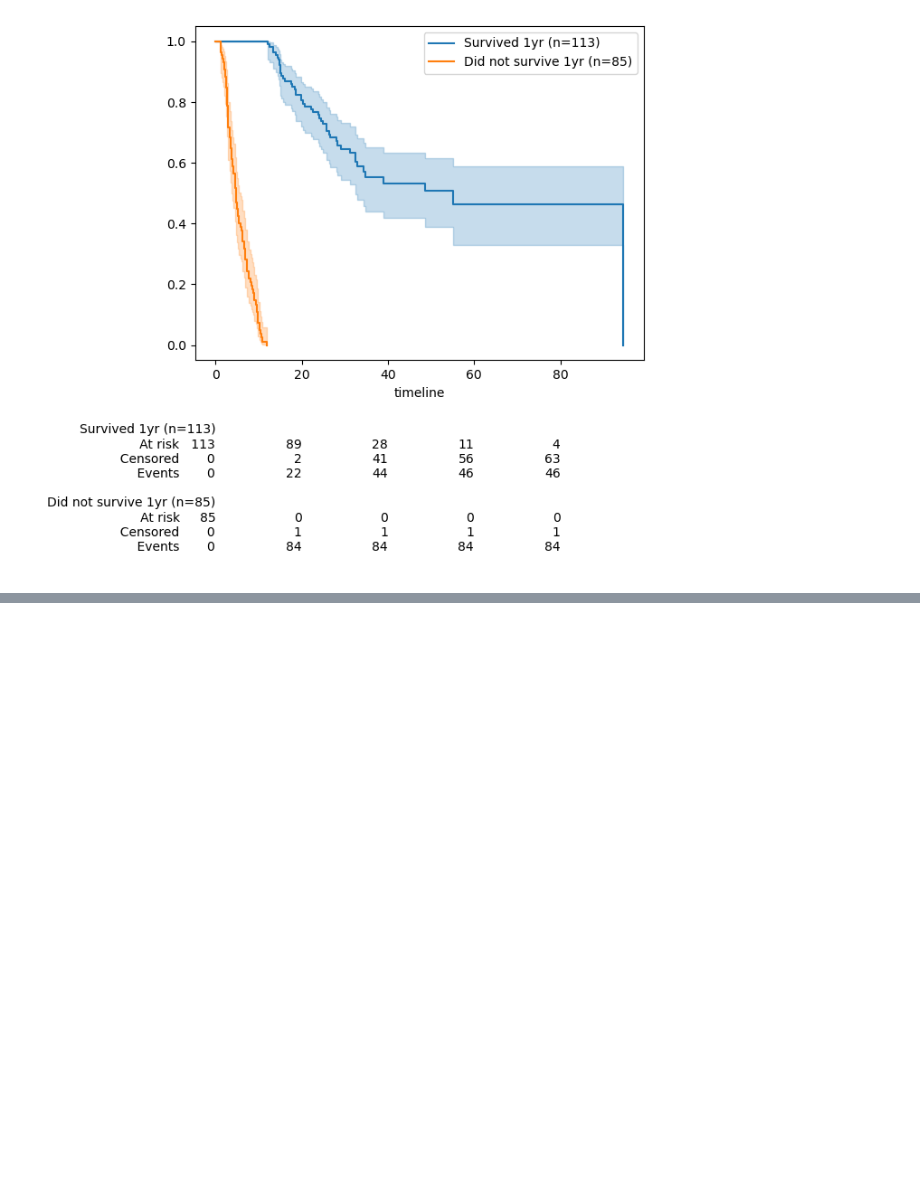
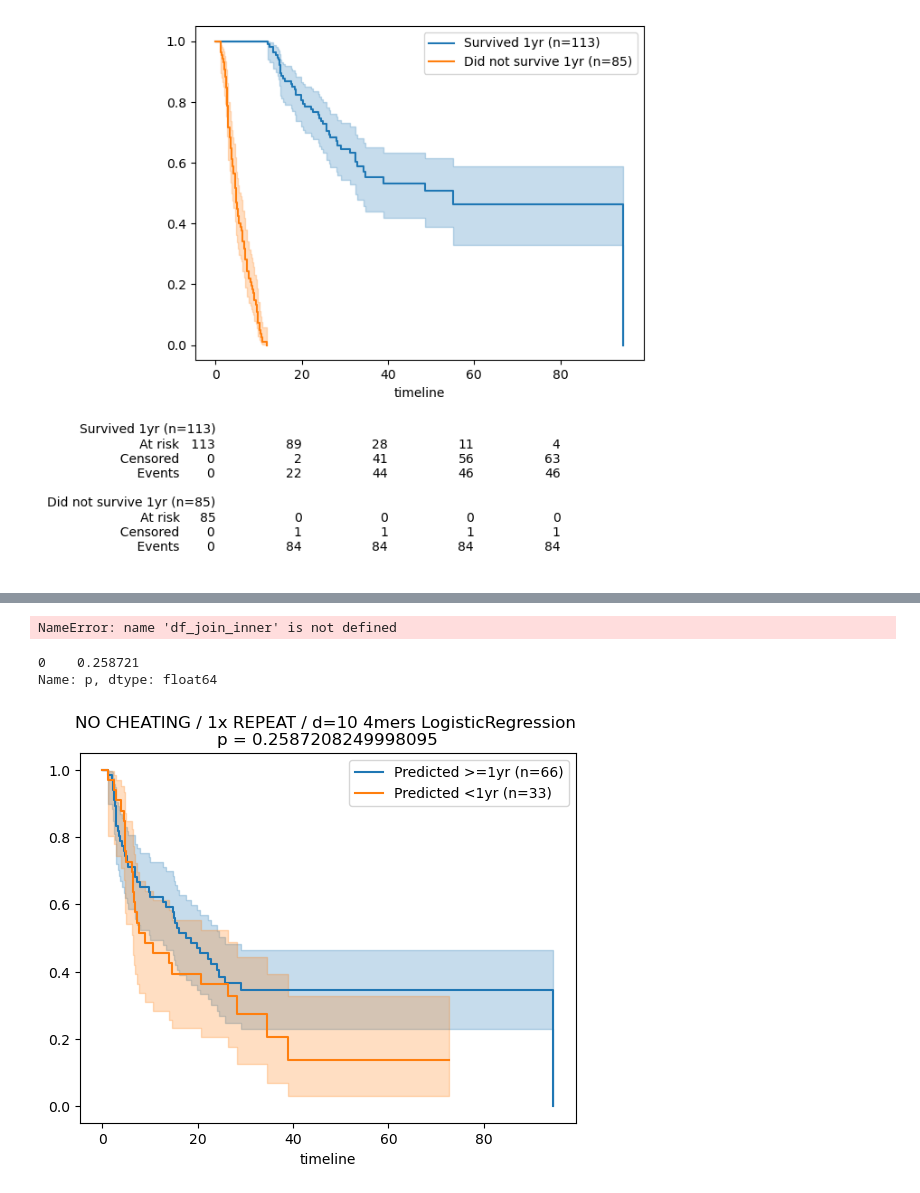
Before and after one commit to iskandr/bcb731, a Jupyter notebook: notebooks/3 - p-values vs accuracy.ipynb, the cells around one changed output, grey strips where cells are left out. Saved outputs shown, nothing was run; the diff lists cells and outputs as text; code cells hidden in the pictures; blank space fills up the shorter version.

```diff
--- a/notebooks/3 - p-values vs accuracy.ipynb
+++ b/notebooks/3 - p-values vs accuracy.ipynb
@@ -293,7 +336,7 @@ ks = np.array([1, 2, 3, 4, 5, 6])
 
 max_k = ks.max()
 df_features_max_k = generate_kmer_features(
-    df_join_inner.Top_3_Neoantigen_Sequences, k=max_k, ignore="|", include_lower_order=True, remove_duplicates=True)
+    df_join.Top_3_Neoantigen_Sequences, k=max_k, ignore="|", include_lower_order=True, remove_duplicates=True)
 columns = df_features_max_k.columns
 for k in ks:
     subset = [c for c in columns if len(c) <= k]
@@ -311,14 +381,17 @@ g.savefig("num-features-vs-k.png")
 # as we add features, how much more chance label correlation do we get?
 correlations_per_k = {}
 for k in ks:
-    correlations_per_k[k] = order_to_count_features[k].corrwith(df_join_inner.survived_1yr)
+    correlations_per_k[k] = order_to_count_features[k].corrwith(df_join.survived_1yr)
 
 top_corr_per_k = [
     correlations_per_k[k].abs().max()
     for k in ks
 ]
-g = sns.lmplot(data=pd.DataFrame({"k": ks, "max abs corr": top_corr_per_k}), x="k", y="max abs corr", fit_reg=False)
+g = sns.lmplot(
+    data=pd.DataFrame({"k": ks, "max abs corr": top_corr_per_k}), x="k", y="max abs corr", fit_reg=False)
 g.savefig("1yr-survival-correlation-vs-k.png")
+# %% [output]
+NameError: name 'df_join_inner' is not defined
 # %%
 from sklearn.linear_model import LogisticRegression
 from sklearn.ensemble import ExtraTreesClassifier, RandomForestClassifier
@@ -520,0 +591,29 @@ def plot_km(df_yes, df_no, label_yes="Yes", label_no="No", title=None, filename=
+# %%
+# to get started, what happens if we pick 10 features
+# and don't cheat at any stage of model construction?
+
+# let's repeat the process 200x
+# each time doing a random train/test split
+metrics, df_yes, df_no = evaluate_model(
+    df_survival=df_join,
+    features=order_to_count_features[4],
+    cheat_on_feature_selection=False,
+    cheat_on_predictor_fit=False,
+    min_features_to_select=10,
+    max_features_to_select=10,
+    n_repeats=1,
+    verbose_level=0)
+metrics["p"]
+# %% [output]
+0    0.258721
+Name: p, dtype: float64
+# %%
+ax = plot_km(
+    df_yes,
+    df_no,
+    label_yes="Predicted >=1yr (n=%d)" % (len(df_yes),),
+    label_no="Predicted <1yr (n=%d)" % (len(df_no),),
+    title="NO CHEATING / 1x REPEAT / d=10 4mers LogisticRegression \np = %s" % metrics["p"].min(),
+    filename="km-no-cheating-1-repeat-10-4mer-features-logistic-regression.png")
+# %% [output]
+[figure, added]
```
Also changed, not shown: parts of 54 cells of this notebook.
